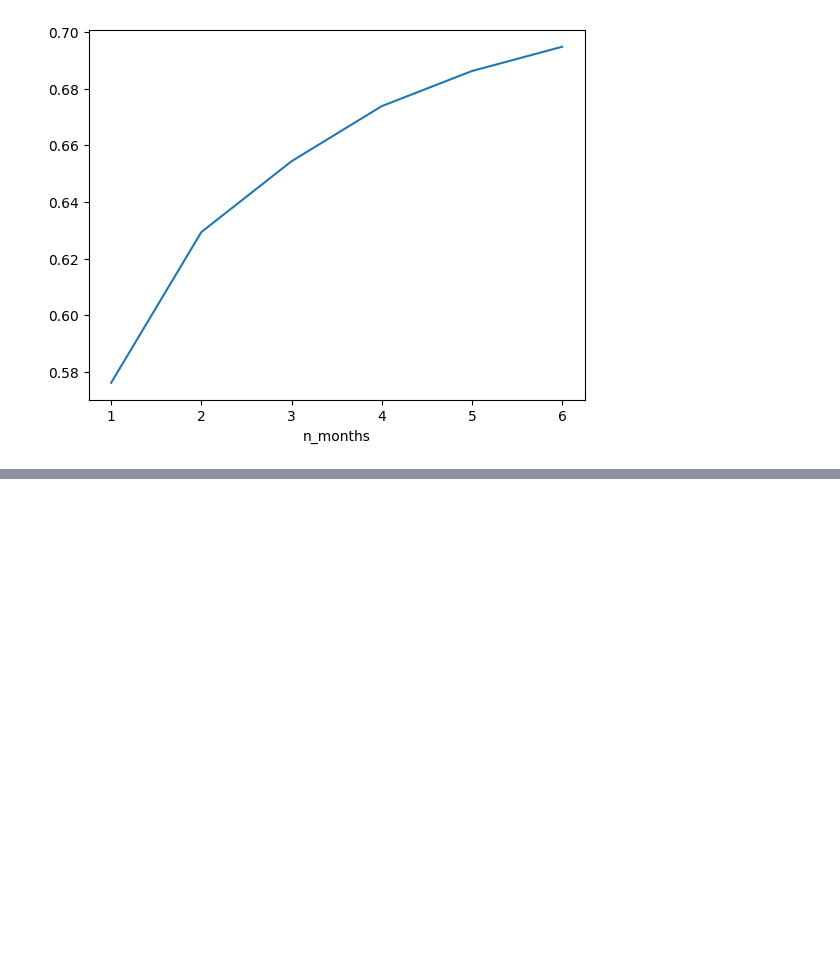
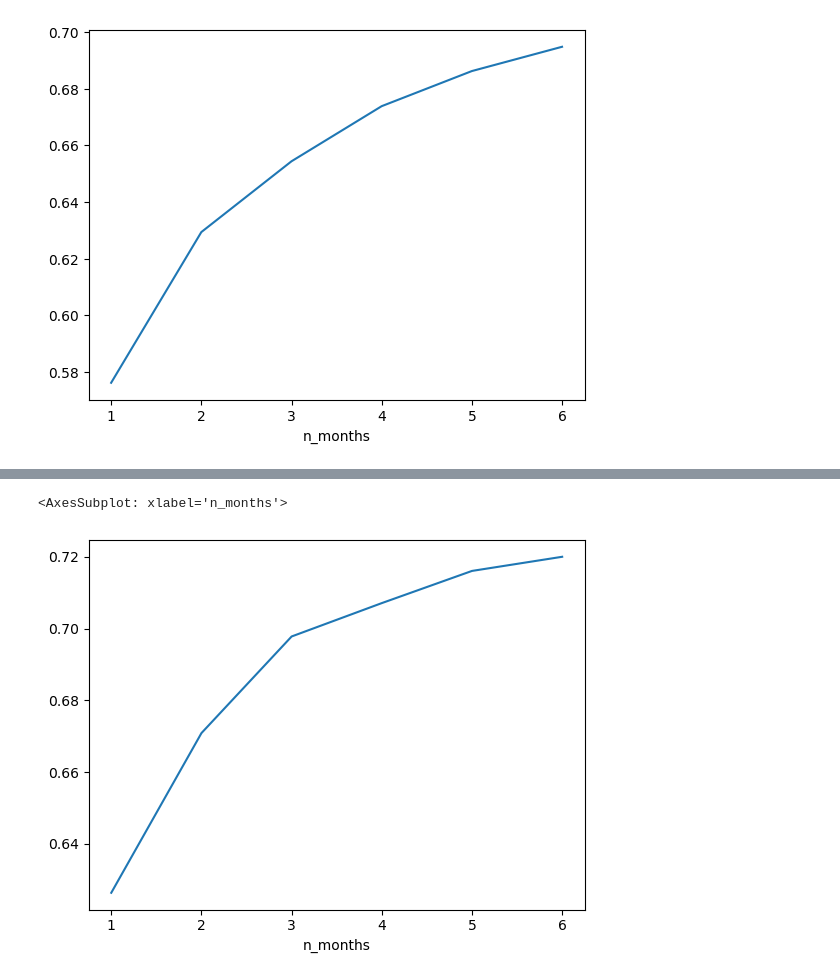
Before and after one commit to PavelSyomin/crop-classification, a Jupyter notebook: Crop Classification.ipynb, the cells around one changed output, grey strips where cells are left out. Drawn from its saved outputs; the diff is of its cells as text; code cells hidden in the pictures; blank space fills up the shorter version.

```diff
--- a/Crop Classification.ipynb
+++ b/Crop Classification.ipynb
@@ -351,0 +173,3 @@ for n_months, sequencelength in zip(range(1, 7), range(10, 70, 10)):
+# %%
+lgbm_stats_df = make_stats_df(lgbm_stats)
+lgbm_stats_df
@@ -351,0 +195,5 @@ for n_months, sequencelength in zip(range(1, 7), range(10, 70, 10)):
+# %%
+lgbm_stats_df.groupby("n_months")["mean_test_accuracy"].mean().plot()
+# %% [output]
+<AxesSubplot: xlabel='n_months'>
+[figure, added]
```
Also changed, not shown: parts of 58 cells of this notebook, 6 other files.
